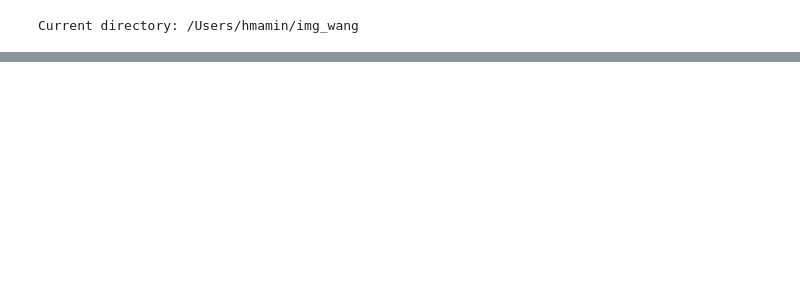
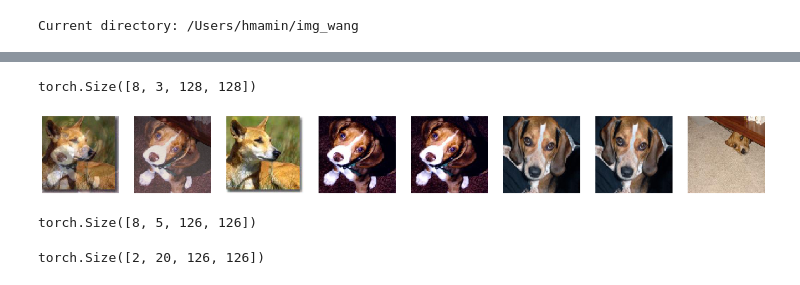
Before and after one commit to hdmamin/self-supervised-vision-exp, a Jupyter notebook: notebooks/nb02-unsup-model.ipynb, the cells around one changed output, grey strips where cells are left out. Drawn from its saved outputs; the diff is of its cells as text; code cells hidden in the pictures; blank space fills up the shorter version.

```diff
--- a/notebooks/nb02-unsup-model.ipynb
+++ b/notebooks/nb02-unsup-model.ipynb
@@ -48,0 +57,18 @@ class UnmixerModel(nn.Module):
+# %%
+stk = torch.cat(xb, dim=0)
+print(stk.shape)
+show_images(stk)
+# %% [output]
+torch.Size([8, 3, 128, 128])
+[figure, added]
+# %%
+tmp = conv(stk)
+tmp.shape
+# %% [output]
+torch.Size([8, 5, 126, 126])
+# %%
+bs = 2
+shape = tmp.shape
+tmp.view(bs, shape[1]*shape[0]//bs, *shape[-2:]).shape
+# %% [output]
+torch.Size([2, 20, 126, 126])
```
Also changed, not shown: parts of 15 cells of this notebook, 3 other files.
